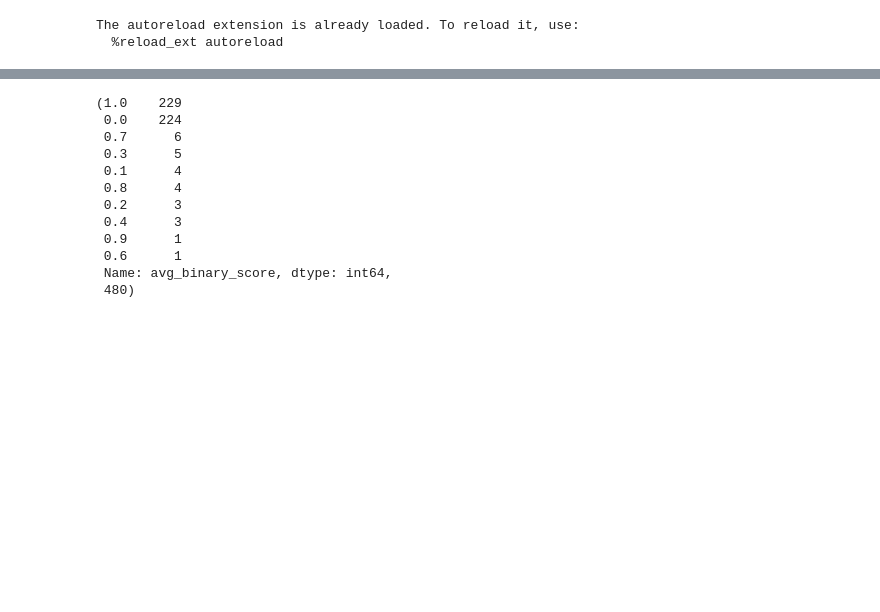
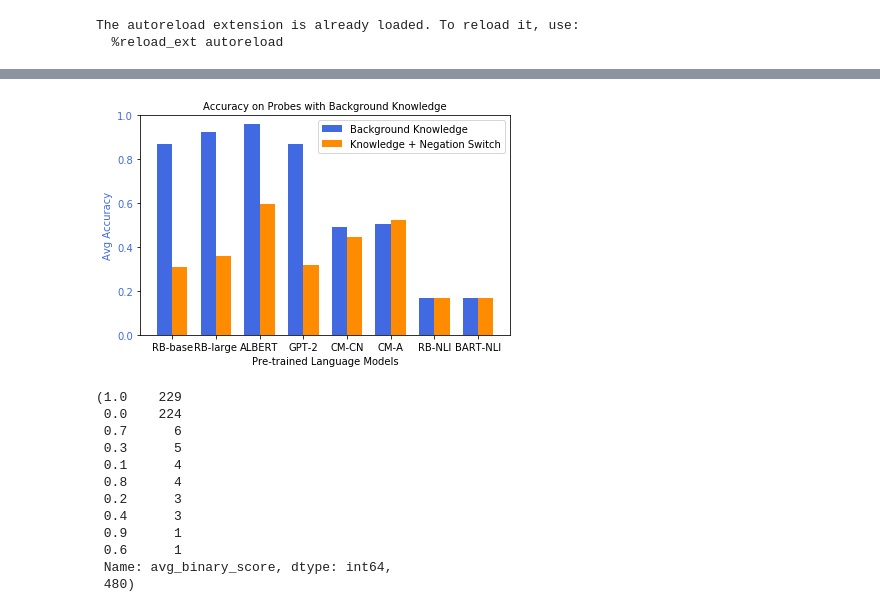
Before and after one commit to shaoxia57/common_sense_embedding_analysis, a Jupyter notebook: plot_nbs/Generate_Plots_Preprint.ipynb, the cells around one changed output, grey strips where cells are left out. Saved outputs shown, nothing was run; the diff lists cells and outputs as text; code cells hidden in the pictures; blank space fills up the shorter version.

```diff
--- a/plot_nbs/Generate_Plots_Preprint.ipynb
+++ b/plot_nbs/Generate_Plots_Preprint.ipynb
@@ -61,3 +107,21 @@ display_two_axis_bar_plot(x_labels, x_label, left_units, right_units,
+# %%
+x_labels = ["RB-base","RB-large", "ALBERT", "GPT-2", "CM-CN", "CM-A","RB-NLI", "BART-NLI"]
+x_label = "Pre-trained Language Models"
+y_label = "Avg Accuracy"
+y_one_label = "Background Knowledge"
+data_one = [0.87, 0.925, 0.963, 0.868, 0.493, 0.503, 0.167,0.167]
+y_two_label = "Knowledge + Negation Switch"
+data_two = [0.31, 0.358, 0.598, 0.317, 0.448, 0.523,0.167, 0.167]
+title = "Accuracy on Probes with Background Knowledge"
+save_dir = '../data/preprint_figures/'
+
+display_two_bar_plot(x_labels, x_label, y_label, y_one_label, y_two_label, data_one,
+                     data_two, color1='royalblue', color2='darkorange',title=title,
+                     save_dir=save_dir,
+                     add_nums_to_bars=False, small_title=False, label_x_ticks=True,
+                     x_ticks_rotation=0)
+# %% [output]
+[figure, added]
 # %%
 result_dir = "../data/masked_word_result_data/roberta/"
 
```
Also changed, not shown: parts of 10 cells of this notebook, 18 other files.
